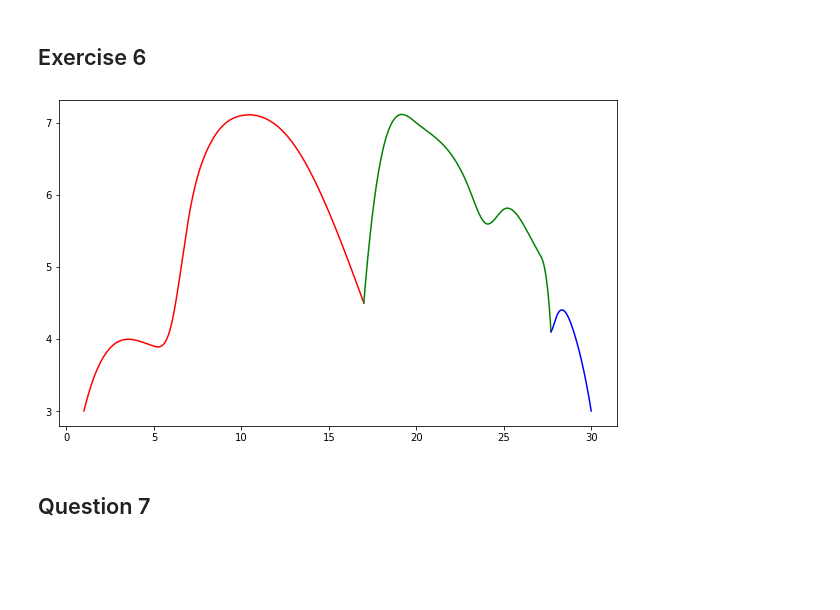
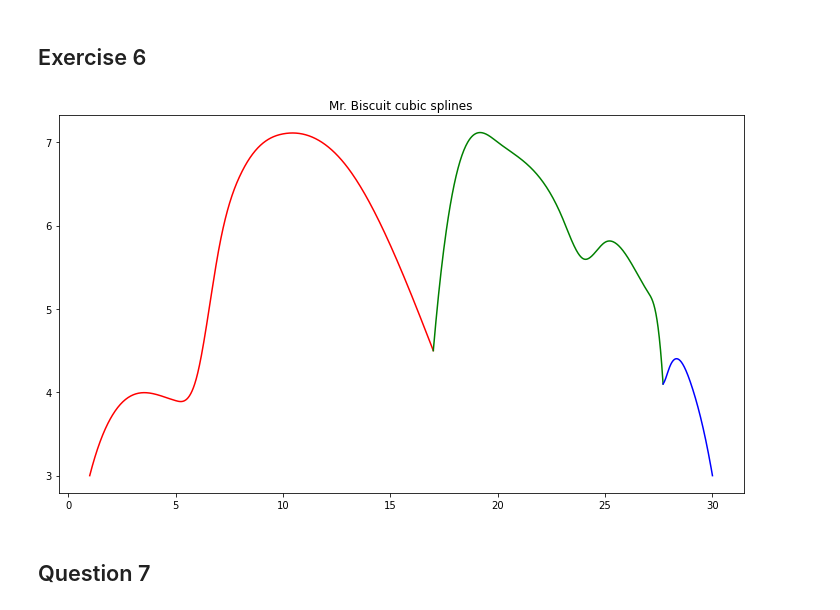
Before and after one commit to aoguedao/math685_numerical_analysis, a Jupyter notebook: assignments/hwk03.ipynb, the cells around one changed output. Cells and saved outputs as stored; diff of their text form; code cells hidden in the pictures; blank space fills up the shorter version.

```diff
--- a/assignments/hwk03.ipynb
+++ b/assignments/hwk03.ipynb
@@ -6,0 +27,15 @@ _Alonso Ogueda_
+# %%
+x_knots = np.array([0, np.pi / 8, np.pi / 4, 3 * np.pi / 8, np.pi / 2])
+y_knots = np.cos(x_knots)
+x_array = np.linspace(0, np.pi / 2, 100)
+y_array = p3(x_array)
+fig, ax = plt.subplots(figsize=(10, 6))
+ax.plot(x_array, y_array, label="Interpolation")
+ax.plot(x_array, np.cos(x_array), color="green", label="Real")
+ax.scatter(x_knots, y_knots, color="r", label="Knots")
+ax.grid()
+ax.legend()
+ax.set_title("Newton’s Divided Difference Interpolation of third degree")
+fig.tight_layout()
+# plt.savefig(images_path / "exercise07.png", dpi=300)
+fig.show()
@@ -6,0 +46,3 @@ _Alonso Ogueda_
+# %%
+x = [0, 0.25, 0.5, 0.75, 1]
+y = [1, 1.2840, 1.6487, 2.1170, 2.7183]
@@ -6,0 +81,10 @@ _Alonso Ogueda_
+# %%
+x_array = np.linspace(min(x), max(x), 100)
+ls_values = coefs[2] * x_array ** 2 + coefs[1] * x_array + coefs[0]
+fig, ax = plt.subplots(figsize=(10, 6))
+ax.plot(x_array, ls_values)
+ax.scatter(x, y, color="r")
+ax.set_title("Least square approximation of third grade")
+fig.tight_layout()
+# plt.savefig(images_path / "exercise07.png", dpi=300)
+fig.show()
@@ -92,11 +178,14 @@ coefs_c, x_array_c, values_c = spline_values(xc, yc, dyc0, dycn)
 # %%
 fig, ax = plt.subplots(figsize=(10, 6))
 ax.plot(x_array_a, values_a, color="red")
 ax.plot(x_array_b, values_b, color="green")
 ax.plot(x_array_c, values_c, color="blue")
+ax.set_title("Mr. Biscuit cubic splines")
+fig.tight_layout()
+# plt.savefig(images_path / "exercise07.png", dpi=300)
 fig.show()
 # %% [output]
-[figure, old version]
+[figure, new version]
 # %% [markdown]
 ## Question 7
 # %%
```
Also changed, not shown: parts of 17 cells of this notebook.
